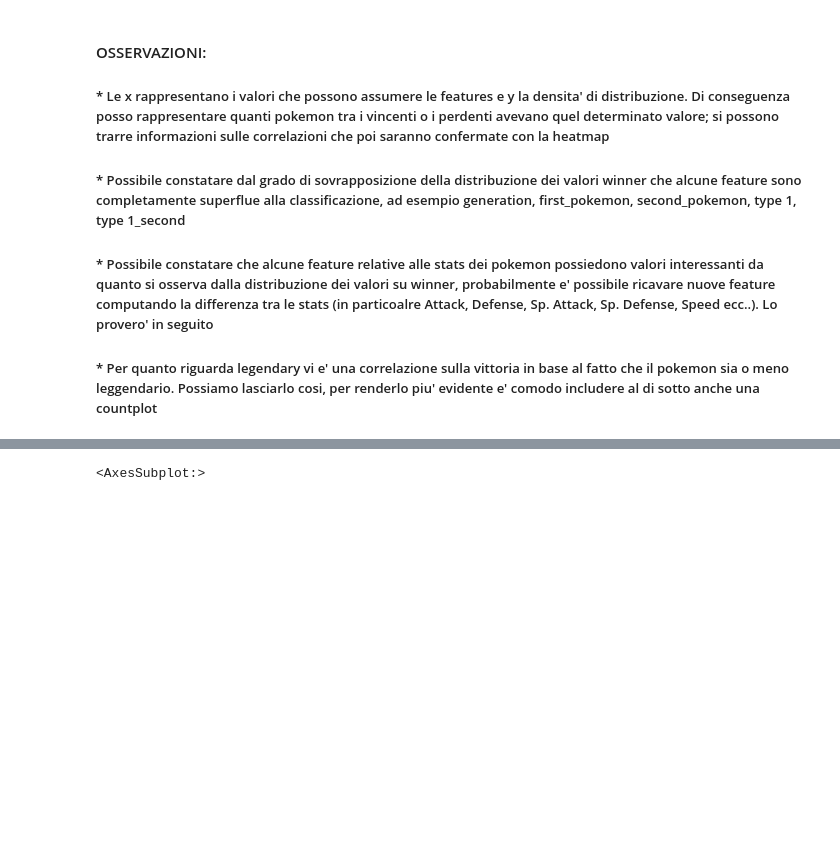
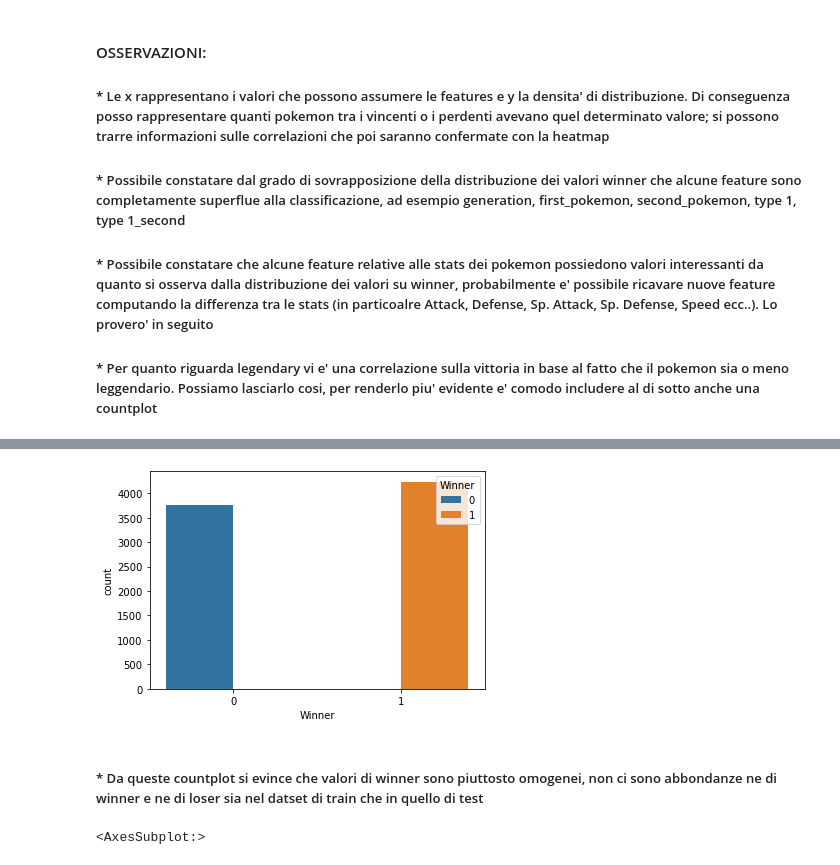
Before and after one commit to samuel-esp/challenge-pokemon, a Jupyter notebook: Training.ipynb, the cells around one changed output, grey strips where cells are left out. Saved outputs shown, nothing was run; the diff lists cells and outputs as text; code cells hidden in the pictures; blank space fills up the shorter version.

```diff
--- a/Training.ipynb
+++ b/Training.ipynb
@@ -386,3 +391,10 @@ plt.show()
+# %%
+sns.countplot(data=test, x=test['Winner'], hue=test['Winner'])
+plt.show()
+# %% [output]
+[figure, added]
+# %% [markdown]
+##### * Da queste countplot si evince che valori di winner sono piuttosto omogenei, non ci sono abbondanze ne di winner e ne di loser sia nel datset di train che in quello di test
 # %%
 plt.figure(figsize=(18,10))
 correlation = train.corr()
```
Also changed, not shown: parts of 8 cells of this notebook.
